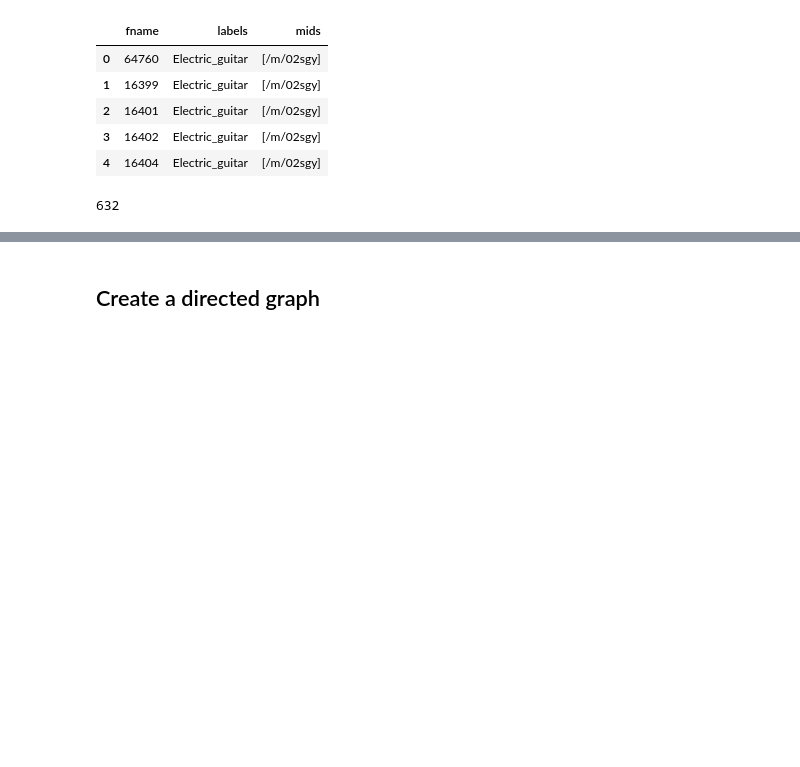
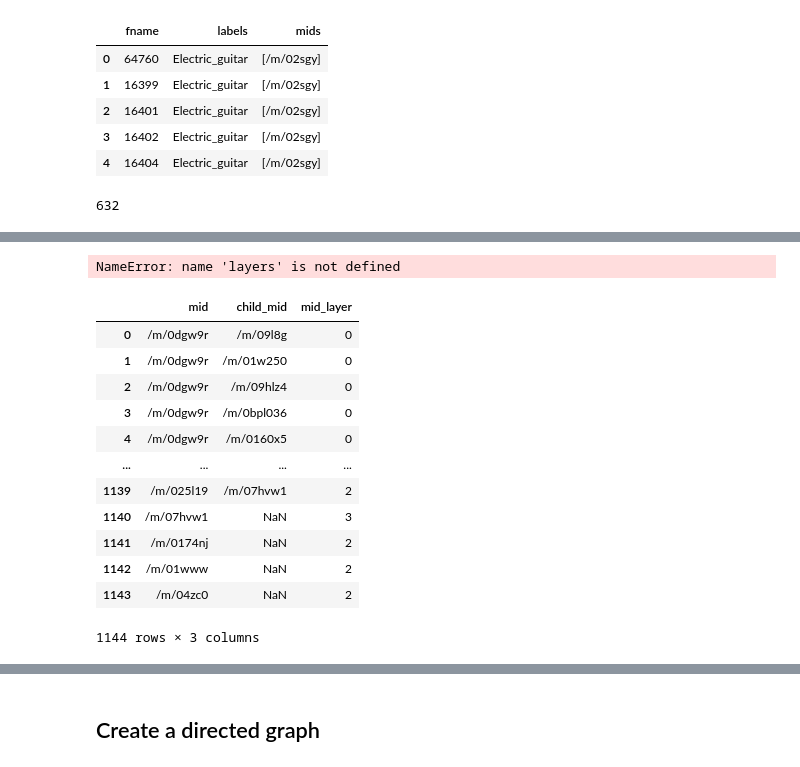
Before and after one commit to aememis/IEMA, a Jupyter notebook: code/analyze_datasets/fsd0k/fsd50k.ipynb, the cells around one changed output, grey strips where cells are left out. Cells and saved outputs as stored; diff of their text form; code cells hidden in the pictures; blank space fills up the shorter version.

```diff
--- a/code/analyze_datasets/fsd0k/fsd50k.ipynb
+++ b/code/analyze_datasets/fsd0k/fsd50k.ipynb
@@ -41,0 +60,18 @@ len(dict_mids.keys())
+# %%
+# Create an id-name lookup dataframe from the ontology json
+
+df_mids_lookup = pd.DataFrame.from_dict(
+    dict_mids, orient="index", columns=["name", "child_ids"]
+).reset_index()
+df_mids_lookup["name"] = (
+    df_mids_lookup["name"].str.replace("\s", "_", regex=True).str.lower()
+)
+
+# add all the parent mids to the lookup dataframe as a list, all the way up to the root
+df_mids_exploded = (
+    df_mids_lookup.explode("child_ids")
+    .rename(columns={"index": "mid", "child_ids": "child_mid"})
+    .reset_index(drop=True)[["mid", "child_mid"]]
+)
+
+df_mids_exploded.head()
@@ -41,0 +85,33 @@ len(dict_mids.keys())
+# %%
+# convert layers dict to df where keys are col values and values are rows
+
+row = []
+for k, v in layers.items():
+    for i in v:
+        row.append([k, i])
+
+df_layer_lookup = pd.DataFrame(row, columns=["layer", "mid"])
+
+df_layer_lookup.head()
+# %% [output]
+NameError: name 'layers' is not defined
+# %%
+df_mids_lookup_layers = df_mids_exploded.join(
+    df_layer_lookup.set_index("mid"), on="mid", how="left"
+).rename(columns={"layer": "mid_layer"})
+
+df_mids_lookup_layers.head()
+# %% [output]
+|  | mid | child_mid | mid_layer |
+| 0 | /m/0dgw9r | /m/09l8g | 0 |
+| 1 | /m/0dgw9r | /m/01w250 | 0 |
+| 2 | /m/0dgw9r | /m/09hlz4 | 0 |
+| 3 | /m/0dgw9r | /m/0bpl036 | 0 |
+| 4 | /m/0dgw9r | /m/0160x5 | 0 |
+| ... | ... | ... | ... |
+| 1139 | /m/025l19 | /m/07hvw1 | 2 |
+| 1140 | /m/07hvw1 | NaN | 3 |
+| 1141 | /m/0174nj | NaN | 2 |
+| 1142 | /m/01www | NaN | 2 |
+| 1143 | /m/04zc0 | NaN | 2 |
+1144 rows × 3 columns
```
Also changed, not shown: parts of 11 cells of this notebook, 6 other files.
